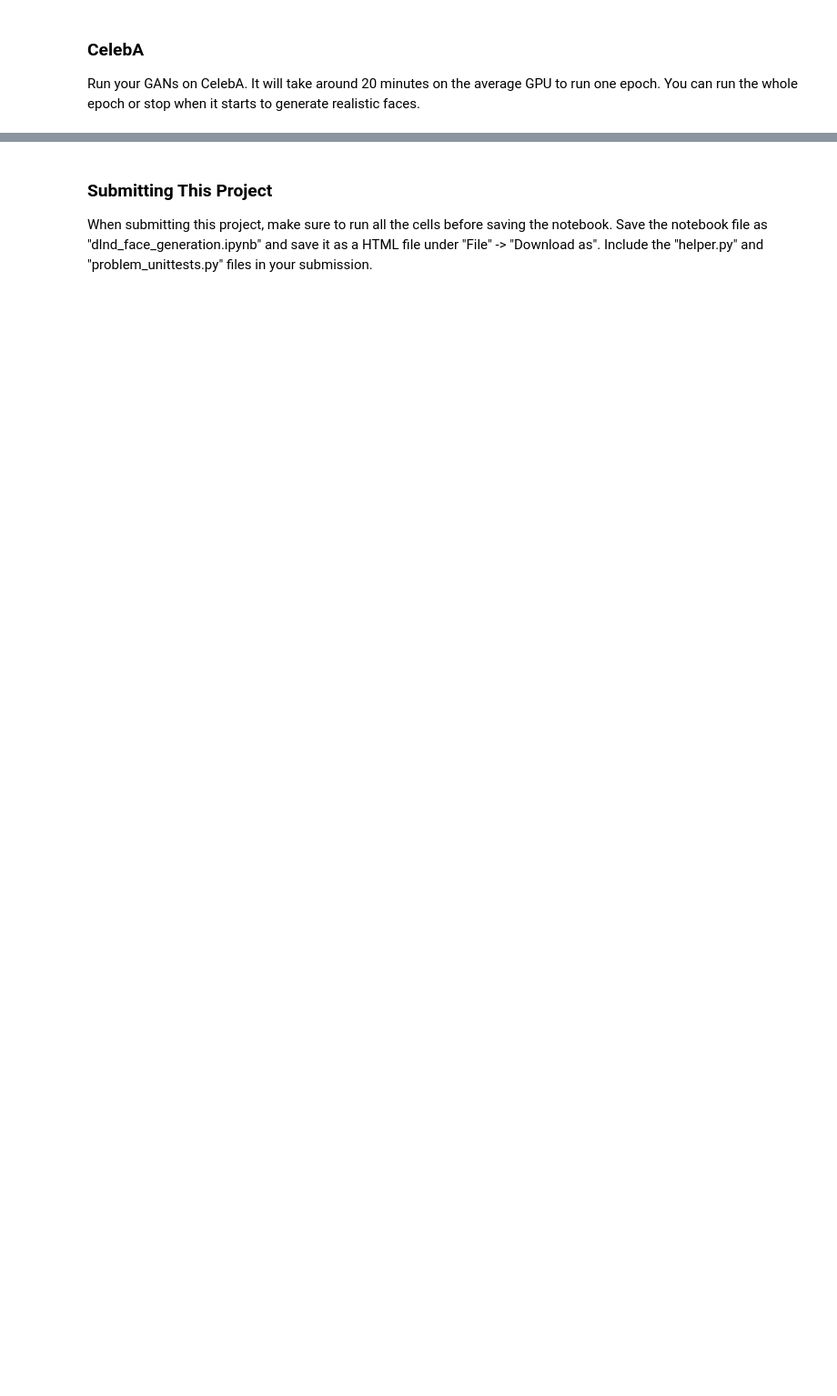
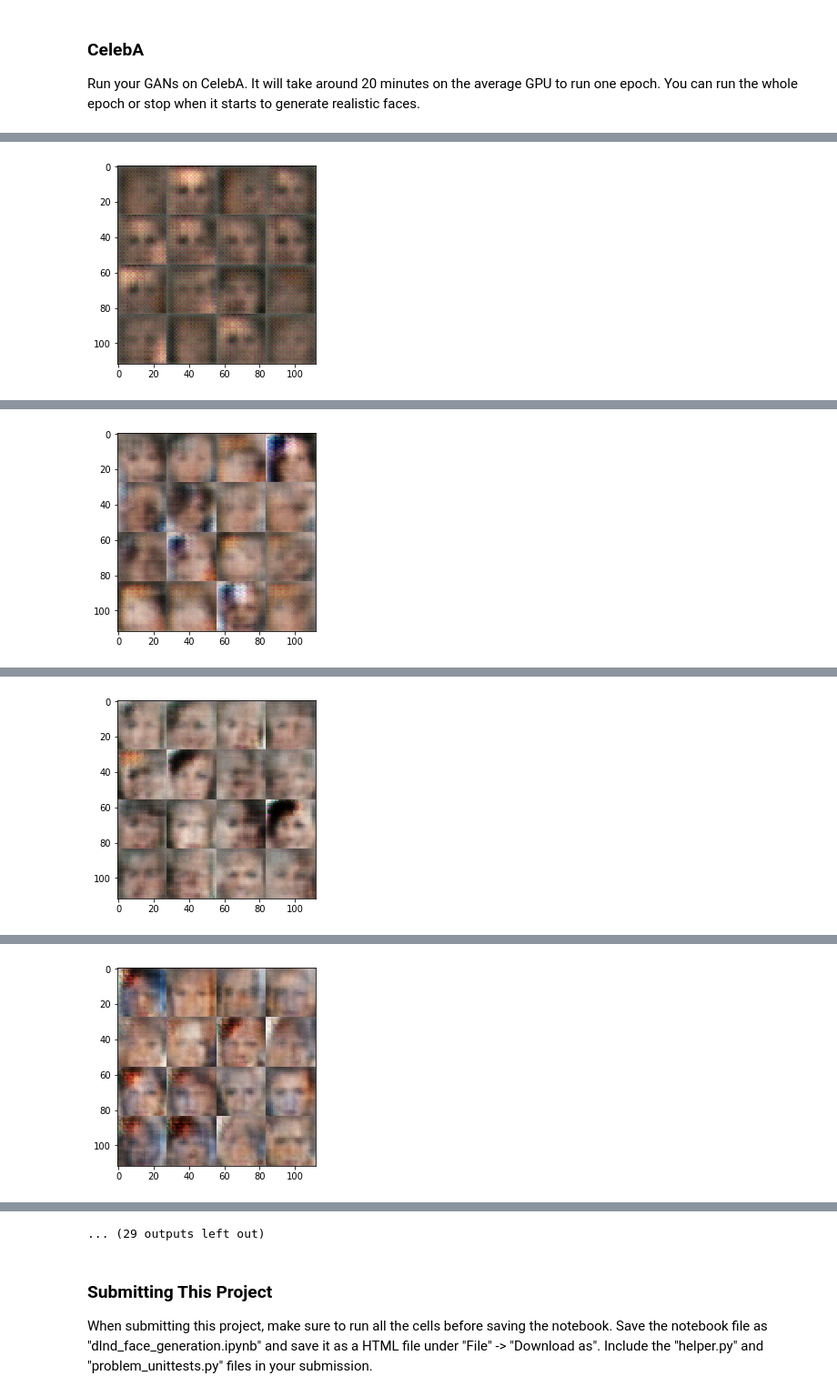
Before and after one commit to samuelmh/deeplearning_nanodegree, a Jupyter notebook: 05/dlnd_face_generation.ipynb, the cells around one changed output, grey strips where cells are left out. Shown at 91% size. Cells and saved outputs as stored; diff of their text form; code cells hidden in the pictures; blank space fills up the shorter version.

```diff
--- a/05/dlnd_face_generation.ipynb
+++ b/05/dlnd_face_generation.ipynb
@@ -355,10 +445,10 @@ with tf.Graph().as_default():
 ### CelebA
 Run your GANs on CelebA.  It will take around 20 minutes on the average GPU to run one epoch.  You can run the whole epoch or stop when it starts to generate realistic faces.
 # %%
-batch_size = None
-z_dim = None
-learning_rate = None
-beta1 = None
+batch_size = 100
+z_dim = 250
+learning_rate = 0.001
+beta1 = 0.2
 
 
 """
@@ -370,3 +460,4 @@ celeba_dataset = helper.Dataset('celeba', glob(os.path.join(data_dir, 'img_align
 with tf.Graph().as_default():
     train(epochs, batch_size, z_dim, learning_rate, beta1, celeba_dataset.get_batches,
           celeba_dataset.shape, celeba_dataset.image_mode)
+# %% [output]
@@ -372,0 +474 @@ with tf.Graph().as_default():
+[figure, added]
@@ -372,0 +485 @@ with tf.Graph().as_default():
+[figure, added]
@@ -372,0 +496 @@ with tf.Graph().as_default():
+[figure, added]
@@ -372,0 +507 @@ with tf.Graph().as_default():
+[figure, added]
@@ -373,3 +530,4 @@ with tf.Graph().as_default():
+... (29 outputs left out)
 # %% [markdown]
 ### Submitting This Project
 When submitting this project, make sure to run all the cells before saving the notebook. Save the notebook file as "dlnd_face_generation.ipynb" and save it as a HTML file under "File" -> "Download as". Include the "helper.py" and "problem_unittests.py" files in your submission.
```
Also changed, not shown: parts of 11 cells of this notebook.
